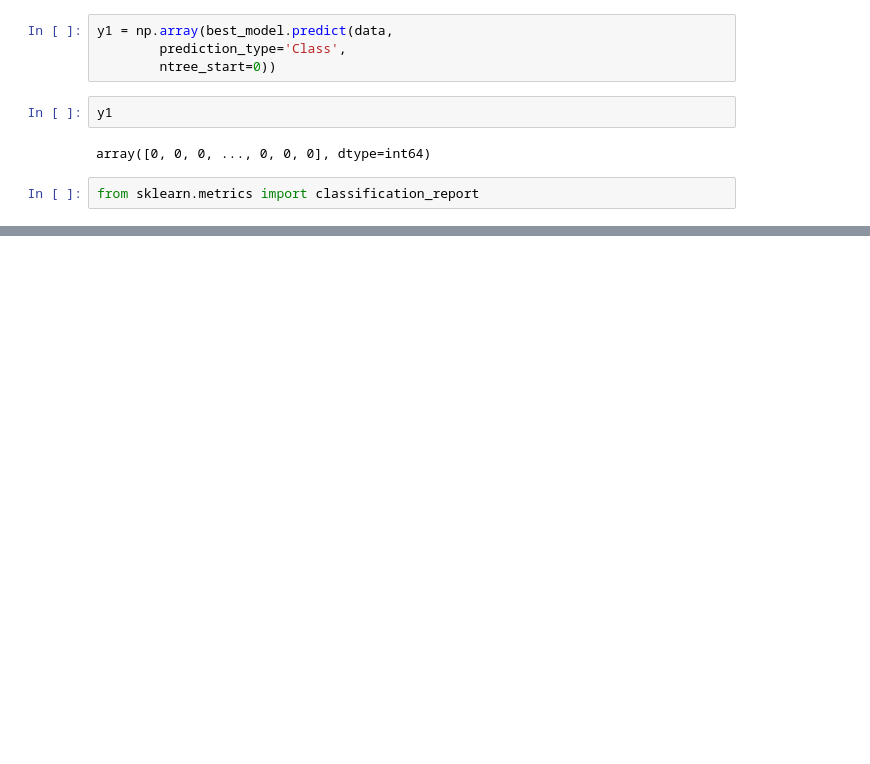
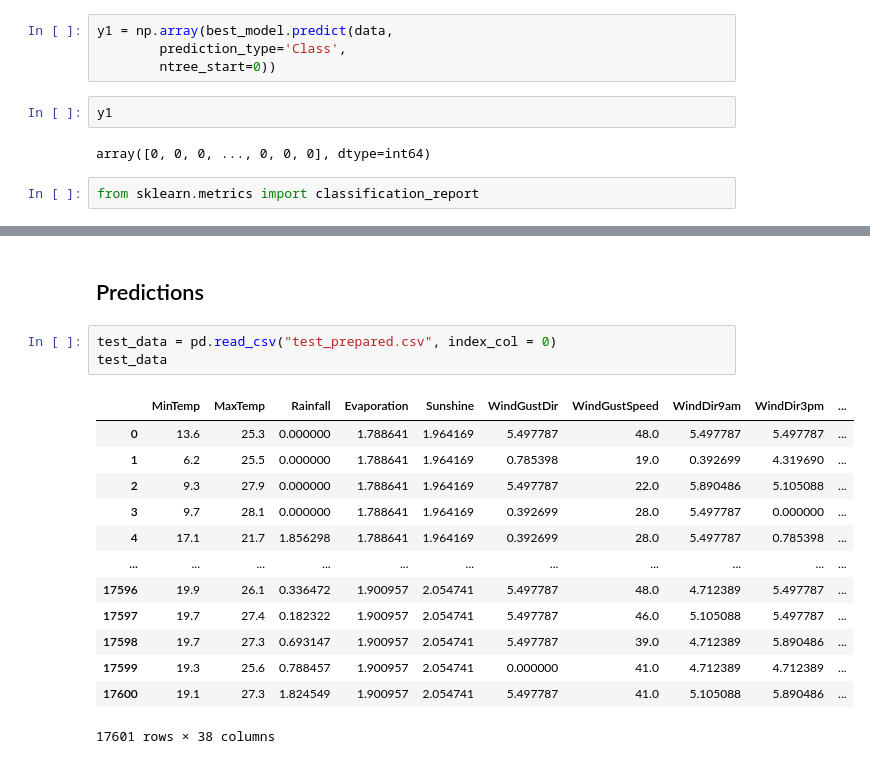
Before and after one commit to tarasovalx/BestHack2020-2nd, a Jupyter notebook: Catboost.ipynb, the cells around one changed output, grey strips where cells are left out. Drawn from its saved outputs; the diff is of its cells as text; blank space fills up the shorter version.

Commit message:
FirstPrediction

```diff
--- a/Catboost.ipynb
+++ b/Catboost.ipynb
@@ -116,0 +180,19 @@ prc:  0.5684827071645817
+# %% [markdown]
+## Predictions
+# %%
+test_data = pd.read_csv("test_prepared.csv", index_col = 0)
+test_data
+# %% [output]
+|  | MinTemp | MaxTemp | Rainfall | Evaporation | Sunshine | WindGustDir | WindGustSpeed | WindDir9am | WindDir3pm | ... |
+| 0 | 13.6 | 25.3 | 0.000000 | 1.788641 | 1.964169 | 5.497787 | 48.0 | 5.497787 | 5.497787 | ... |
+| 1 | 6.2 | 25.5 | 0.000000 | 1.788641 | 1.964169 | 0.785398 | 19.0 | 0.392699 | 4.319690 | ... |
+| 2 | 9.3 | 27.9 | 0.000000 | 1.788641 | 1.964169 | 5.497787 | 22.0 | 5.890486 | 5.105088 | ... |
+| 3 | 9.7 | 28.1 | 0.000000 | 1.788641 | 1.964169 | 0.392699 | 28.0 | 5.497787 | 0.000000 | ... |
+| 4 | 17.1 | 21.7 | 1.856298 | 1.788641 | 1.964169 | 0.392699 | 28.0 | 5.497787 | 0.785398 | ... |
+| ... | ... | ... | ... | ... | ... | ... | ... | ... | ... | ... |
+| 17596 | 19.9 | 26.1 | 0.336472 | 1.900957 | 2.054741 | 5.497787 | 48.0 | 4.712389 | 5.497787 | ... |
+| 17597 | 19.7 | 27.4 | 0.182322 | 1.900957 | 2.054741 | 5.497787 | 46.0 | 5.105088 | 5.497787 | ... |
+| 17598 | 19.7 | 27.3 | 0.693147 | 1.900957 | 2.054741 | 5.497787 | 39.0 | 4.712389 | 5.890486 | ... |
+| 17599 | 19.3 | 25.6 | 0.788457 | 1.900957 | 2.054741 | 0.000000 | 41.0 | 4.712389 | 4.712389 | ... |
+| 17600 | 19.1 | 27.3 | 1.824549 | 1.900957 | 2.054741 | 5.497787 | 41.0 | 5.105088 | 5.890486 | ... |
+17601 rows × 38 columns
```
Also changed, not shown: parts of 19 cells of this notebook, 9 other files.
